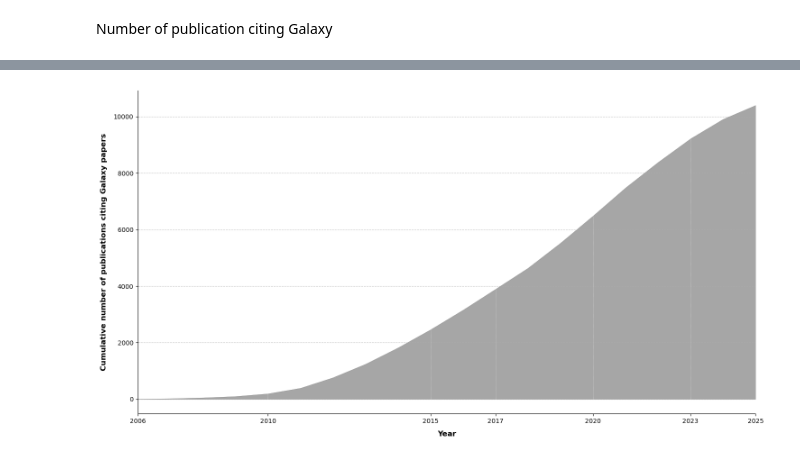
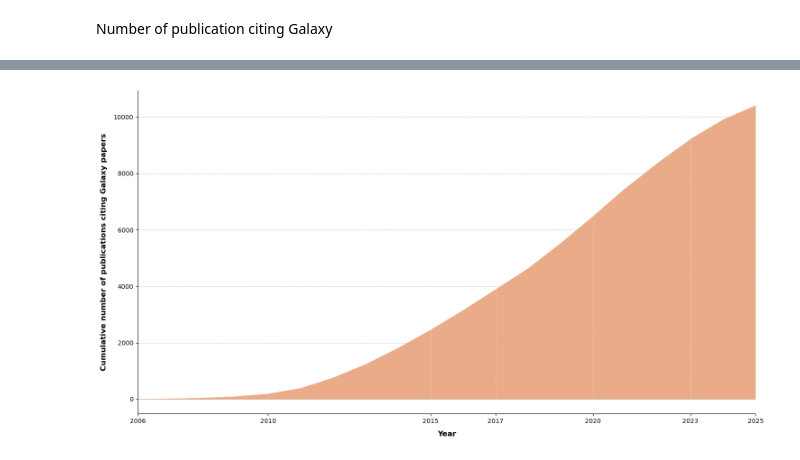
Before and after one commit to usegalaxy-eu/misconception-paper-2025, a Jupyter notebook: bin/explore_publications.ipynb, the cells around one changed output, grey strips where cells are left out. Saved outputs shown, nothing was run; the diff lists cells and outputs as text; code cells hidden in the pictures.

```diff
--- a/bin/explore_publications.ipynb
+++ b/bin/explore_publications.ipynb
@@ -19,6 +19,8 @@ figure_dp.mkdir(parents=True, exist_ok=True)
 
 data_dp = Path("../data/")
 data_dp.mkdir(parents=True, exist_ok=True)
+# %%
+color = "#eaac88"
 # %%
 def start_proxy():
     success = pg.FreeProxies()#SingleProxy(http = proxy, https = proxy)
@@ -229,40 +230,39 @@ fig, ax = plt.subplots(figsize=(15, 8))
 ax.fill_between(
     papers_per_year['year'],
     papers_per_year['cumulative_number'],
-    color='grey',
-    alpha=0.7,
+    color=color,
     linewidth=0.25,
-    edgecolor='#404040',
+    edgecolor=color,
 )
 
 # Vertical lines
 for year in [2010, 2015, 2017, 2020, 2023]:
     ax.axvline(x=year, color='white', linestyle='dotted', linewidth=0.5)
 
 # X and Y axis
 ax.set_xlim(2006, 2025)
 ax.set_xticks([2006, 2010, 2015, 2017, 2020, 2023, 2025])
 #ax.set_yticks(range(100, 1350, 100))
 
 # Labels
 ax.set_xlabel("Year", fontsize=12, fontweight='bold', labelpad=10)
 ax.set_ylabel("Cumulative number of publications citing Galaxy papers", fontsize=12, fontweight='bold', labelpad=10)
 
 # Grid
 ax.grid(axis='y', linestyle='dashed', alpha=0.7, which='both')
 ax.grid(axis='x', which='both', visible=False)
 
 # Remove top and right spines
 ax.spines['top'].set_visible(False)
 ax.spines['right'].set_visible(False)
 
 # Theme
 ax.set_facecolor('white')
 fig.patch.set_facecolor('white')
 
 fig.savefig( figure_dp / "cumulative_publications.png", dpi=300, bbox_inches='tight')
 
 plt.tight_layout()
 plt.show()
 # %% [output]
-[figure, old version]
+[figure, new version]
```
Also changed, not shown: parts of 3 cells of this notebook, 4 other files.
